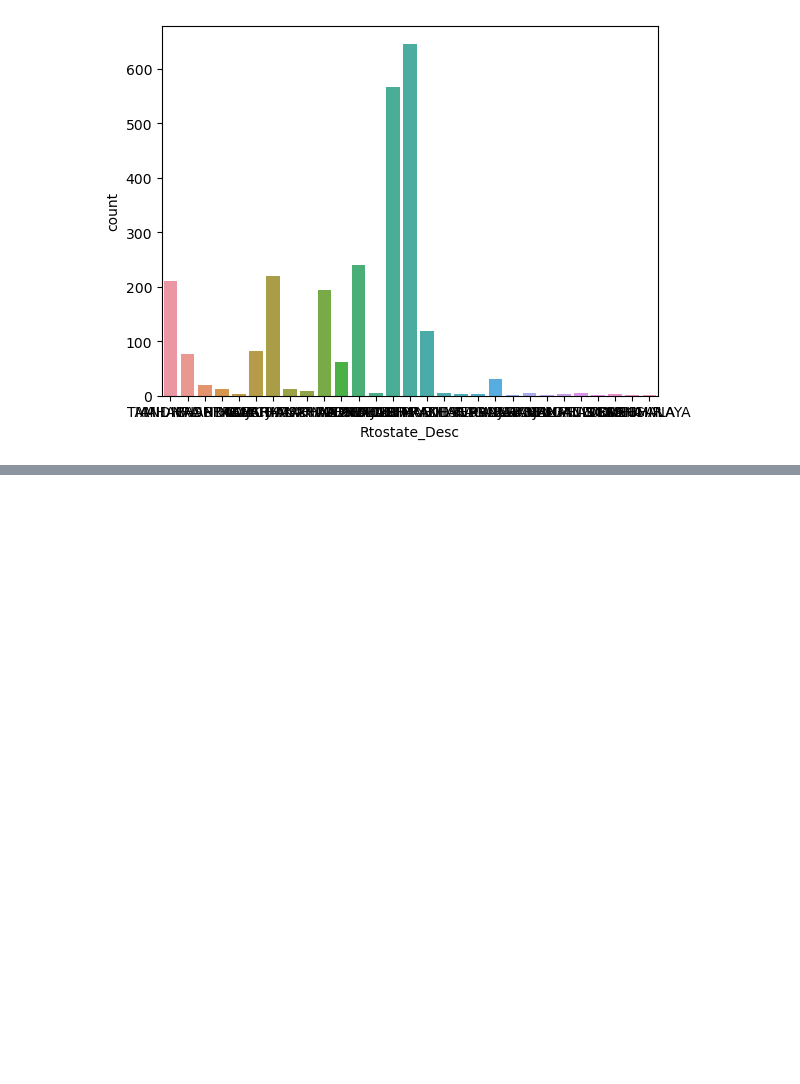
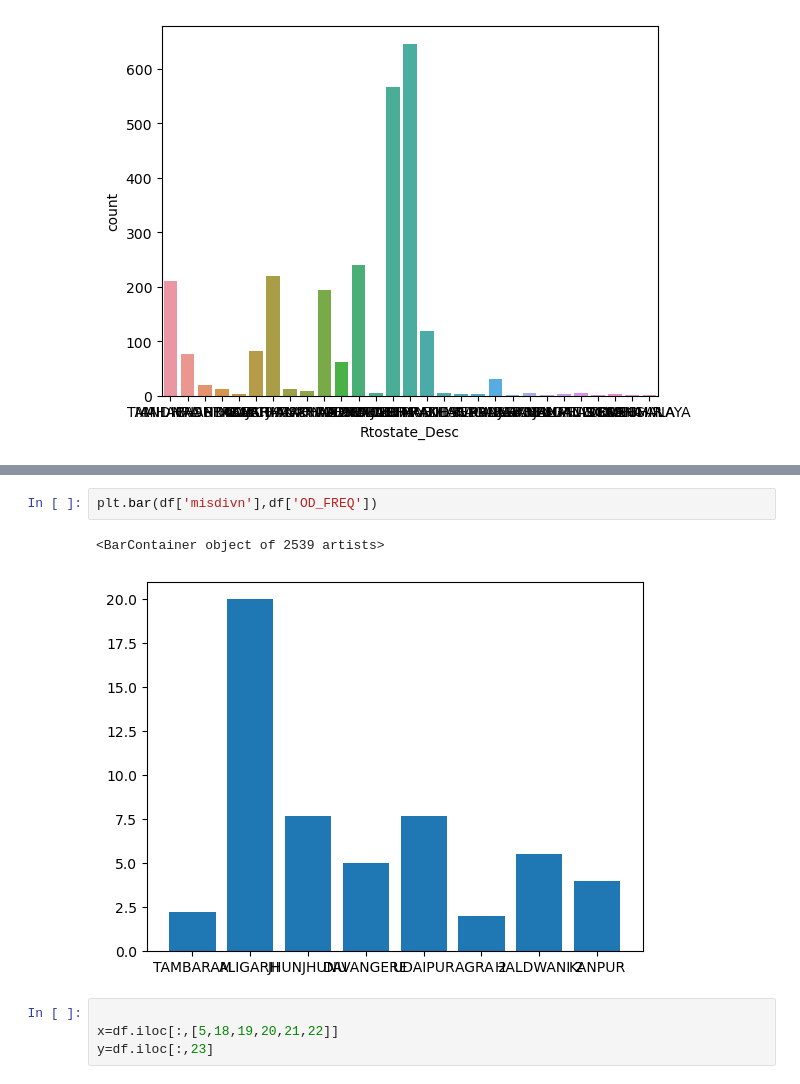
Before and after one commit to akashrai2003/Enigma4.0, a Jupyter notebook: Enigma 4.0.ipynb, the cells around one changed output, grey strips where cells are left out. Cells and saved outputs as stored; diff of their text form; blank space fills up the shorter version.

```diff
--- a/Enigma 4.0.ipynb
+++ b/Enigma 4.0.ipynb
@@ -223,0 +290,9 @@ sns.counplot(x='')
+# %%
+plt.bar(df['misdivn'],df['OD_FREQ'])
+# %% [output]
+<BarContainer object of 2539 artists>
+[figure, added]
+# %%
+
+x=df.iloc[:,[5,18,19,20,21,22]]
+y=df.iloc[:,23]
```
Also changed, not shown: parts of 45 cells of this notebook.
